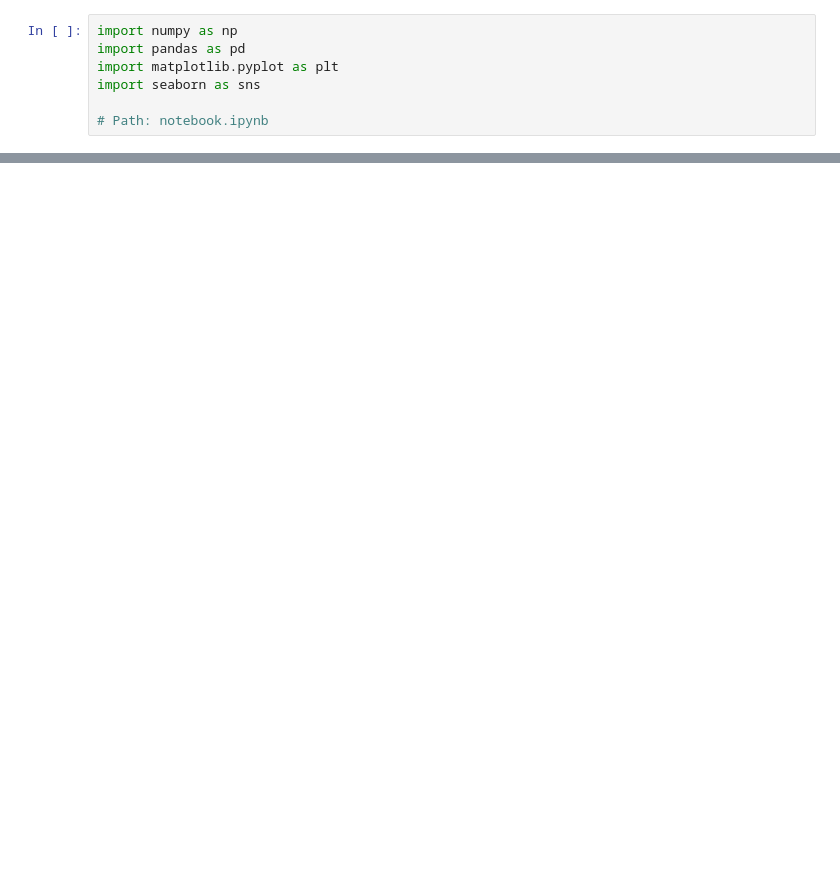
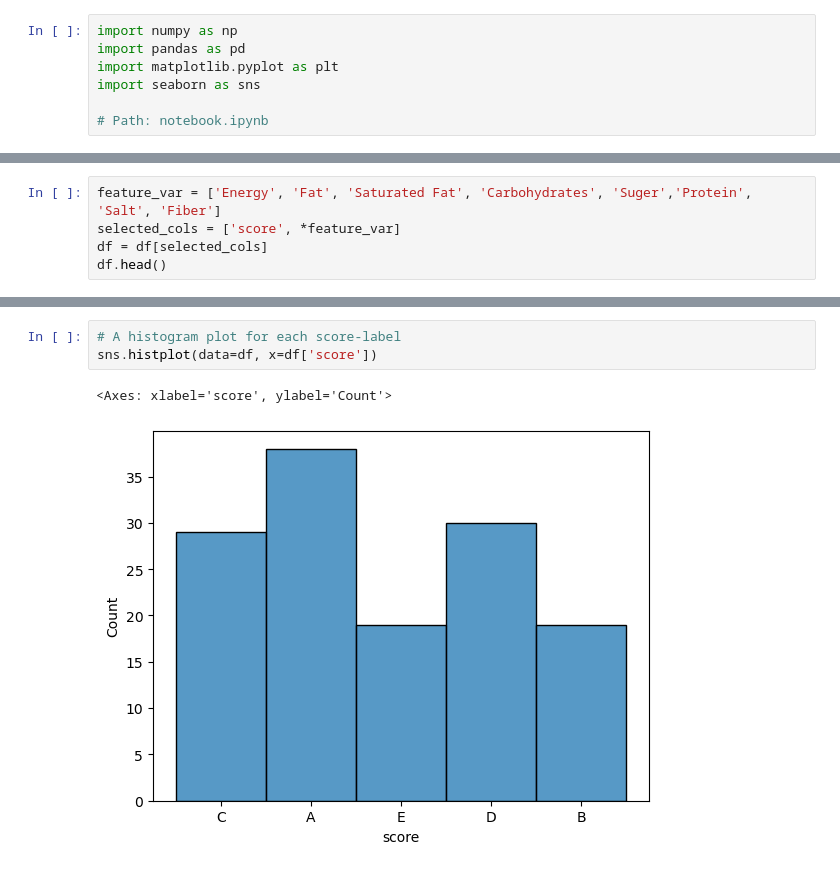
Before and after one commit to parsakzr/YTU-CE, a Jupyter notebook: Artificial Intelligence/Project-OpenFood/notebook.ipynb, the cells around one changed output, grey strips where cells are left out. Drawn from its saved outputs; the diff is of its cells as text; blank space fills up the shorter version.

```diff
--- a/Artificial Intelligence/Project-OpenFood/notebook.ipynb
+++ b/Artificial Intelligence/Project-OpenFood/notebook.ipynb
@@ -51,0 +52,5 @@ df.describe()
+# %%
+feature_var = ['Energy', 'Fat', 'Saturated Fat', 'Carbohydrates', 'Suger','Protein', 'Salt', 'Fiber']
+selected_cols = ['score', *feature_var]
+df = df[selected_cols]
+df.head()
@@ -51,0 +64,6 @@ df.describe()
+# %%
+# A histogram plot for each score-label
+sns.histplot(data=df, x=df['score'])
+# %% [output]
+<Axes: xlabel='score', ylabel='Count'>
+[figure, added]
```
Also changed, not shown: parts of 30 cells of this notebook, 15 other files.
